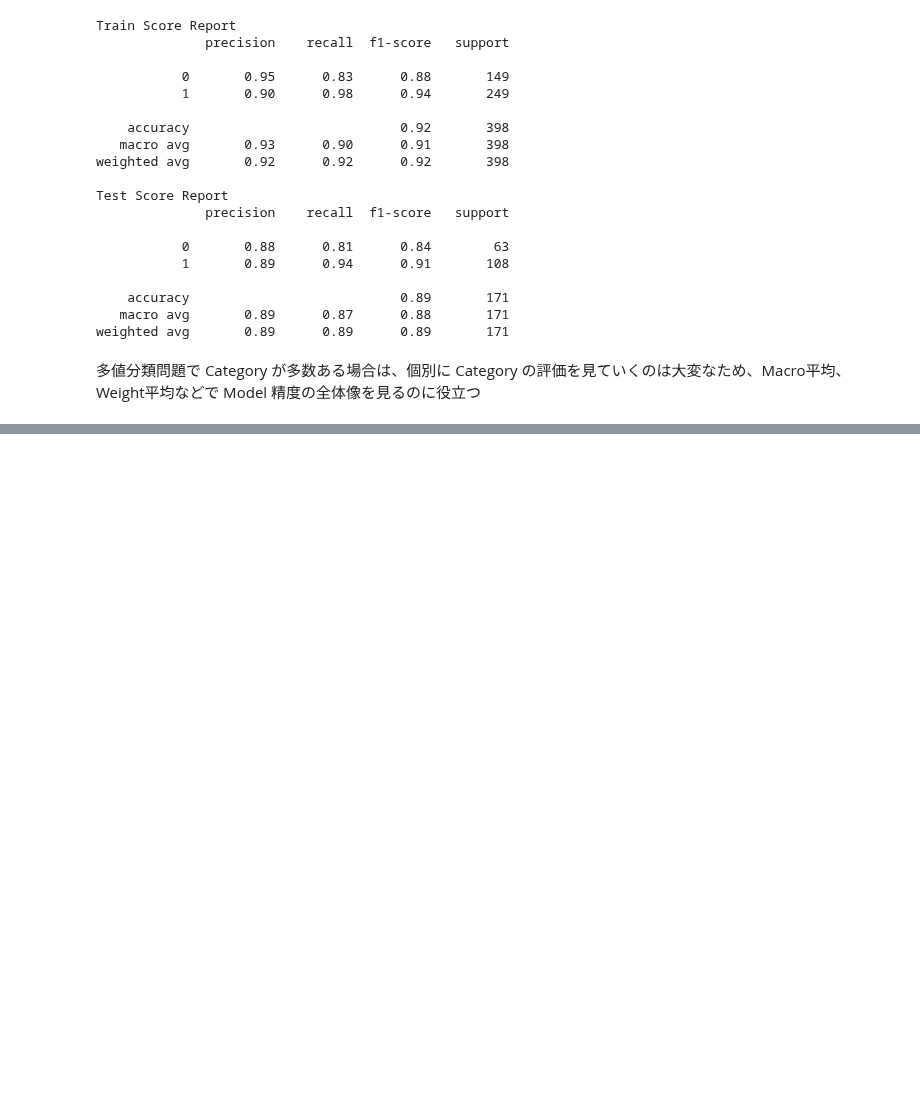
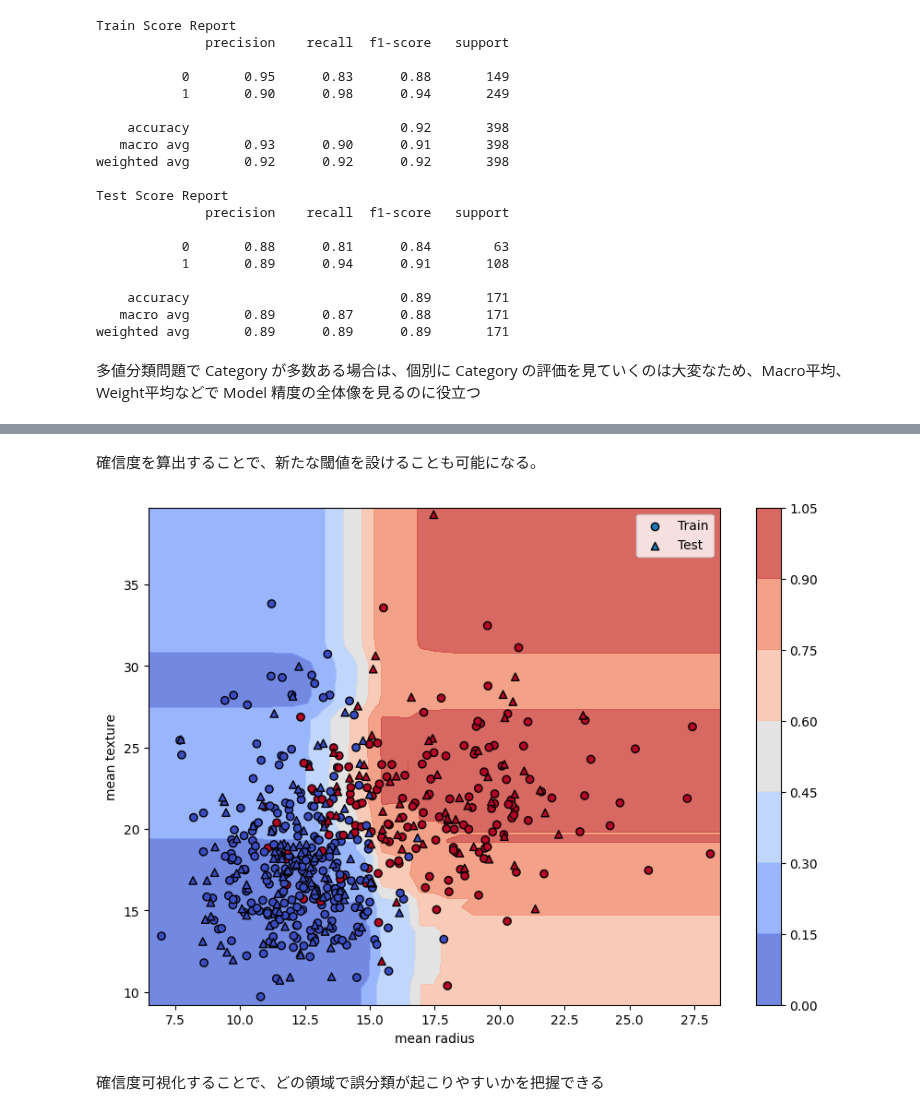
Before and after one commit to 1024xx4/ai_model_building_100, a Jupyter notebook: section08/section08.ipynb, the cells around one changed output, grey strips where cells are left out. Cells and saved outputs as stored; diff of their text form; code cells hidden in the pictures; blank space fills up the shorter version.

```diff
--- a/section08/section08.ipynb
+++ b/section08/section08.ipynb
@@ -168,0 +191,32 @@ weighted avg       0.89      0.89      0.89       171
+# %% [markdown]
+確信度を算出することで、新たな閾値を設けることも可能になる。
+# %%
+# 確信度の可視化（※説明変数が２つである Case 限定）
+import numpy as np
+
+x_min, x_max = X['mean radius'].min() - 0.5, X['mean radius'].max() + 0.5
+y_min, y_max = X['mean texture'].min() - 0.5, X['mean texture'].max() + 0.5
+
+step = 0.5
+x_range = np.arange(x_min, x_max, step)
+y_range = np.arange(y_min, y_max, step)
+xx, yy = np.meshgrid(x_range, y_range)
+
+Z = rf_cls.predict_proba(np.c_[xx.ravel(), yy.ravel()])[:, 0]
+Z = Z.reshape(xx.shape)
+
+plt.figure(figsize=(10, 7))
+plt.contourf(xx, yy, Z, alpha=0.8, cmap=plt.cm.coolwarm)
+plt.colorbar()
+plt.scatter(X_train['mean radius'], X_train['mean texture'], c=y_train, marker='o', edgecolors='k',
+            cmap=plt.cm.coolwarm_r, label='Train')
+plt.scatter(X_test['mean radius'], X_test['mean texture'], c=y_test, marker='^', edgecolors='k', cmap=plt.cm.coolwarm_r,
+            label='Test')
+plt.xlabel('mean radius')
+plt.ylabel('mean texture')
+plt.legend()
+plt.show()
+# %% [output]
+[figure, added]
+# %% [markdown]
+確信度可視化することで、どの領域で誤分類が起こりやすいかを把握できる
```
Also changed, not shown: parts of 2 cells of this notebook.
